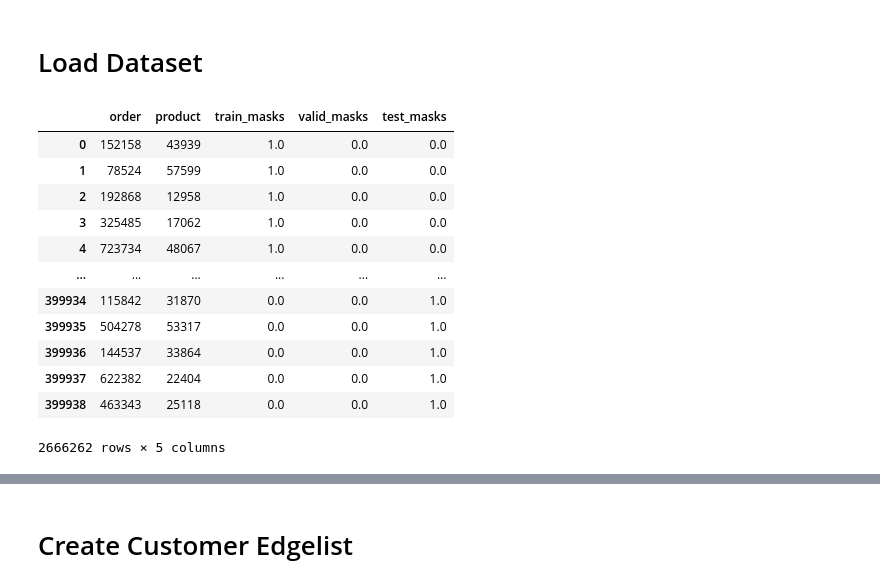
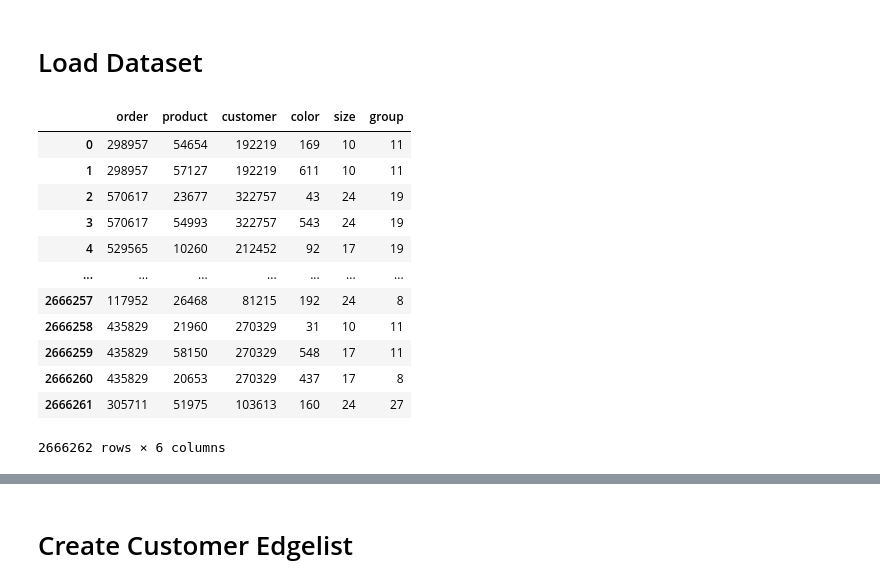
Before and after one commit to drigba/Data_mining_recommendation_system, a Jupyter notebook: graph_creation.ipynb, the cells around one changed output, grey strips where cells are left out. Cells and saved outputs as stored; diff of their text form; code cells hidden in the pictures.

```diff
--- a/graph_creation.ipynb
+++ b/graph_creation.ipynb
@@ -31,6 +31,22 @@ df = pd.read_csv(task+"_data.txt")
 
 df, train_labels, valid_labels, test_query = load_data(task=task)
 # labels = pd.concat([train_labels, valid_labels, test_query])
+# %%
+df
+# %% [output]
+|  | order | product | customer | color | size | group |
+| 0 | 298957 | 54654 | 192219 | 169 | 10 | 11 |
+| 1 | 298957 | 57127 | 192219 | 611 | 10 | 11 |
+| 2 | 570617 | 23677 | 322757 | 43 | 24 | 19 |
+| 3 | 570617 | 54993 | 322757 | 543 | 24 | 19 |
+| 4 | 529565 | 10260 | 212452 | 92 | 17 | 19 |
+| ... | ... | ... | ... | ... | ... | ... |
+| 2666257 | 117952 | 26468 | 81215 | 192 | 24 | 8 |
+| 2666258 | 435829 | 21960 | 270329 | 31 | 10 | 11 |
+| 2666259 | 435829 | 58150 | 270329 | 548 | 17 | 11 |
+| 2666260 | 435829 | 20653 | 270329 | 437 | 17 | 8 |
+| 2666261 | 305711 | 51975 | 103613 | 160 | 24 | 27 |
+2666262 rows × 6 columns
 # %%
 def split_df(df, labels,train_labels, valid_labels, test_query):
     train_df = df.merge(train_labels)
@@ -55,22 +71,6 @@ def create_masks(labels,task):
 labels = pd.concat([train_labels, valid_labels, test_query])
 masks = create_masks(labels,task)
 df,train_df, valid_df, test_df = split_df(df, labels,train_labels, valid_labels, test_query)
-# %%
-masks
-# %% [output]
-|  | order | product | train_masks | valid_masks | test_masks |
-| 0 | 152158 | 43939 | 1.0 | 0.0 | 0.0 |
-| 1 | 78524 | 57599 | 1.0 | 0.0 | 0.0 |
-| 2 | 192868 | 12958 | 1.0 | 0.0 | 0.0 |
-| 3 | 325485 | 17062 | 1.0 | 0.0 | 0.0 |
-| 4 | 723734 | 48067 | 1.0 | 0.0 | 0.0 |
-| ... | ... | ... | ... | ... | ... |
-| 399934 | 115842 | 31870 | 0.0 | 0.0 | 1.0 |
-| 399935 | 504278 | 53317 | 0.0 | 0.0 | 1.0 |
-| 399936 | 144537 | 33864 | 0.0 | 0.0 | 1.0 |
-| 399937 | 622382 | 22404 | 0.0 | 0.0 | 1.0 |
-| 399938 | 463343 | 25118 | 0.0 | 0.0 | 1.0 |
-2666262 rows × 5 columns
 # %%
 df
 # %% [output]
```
Also changed, not shown: parts of 11 cells of this notebook, 1 other file.
